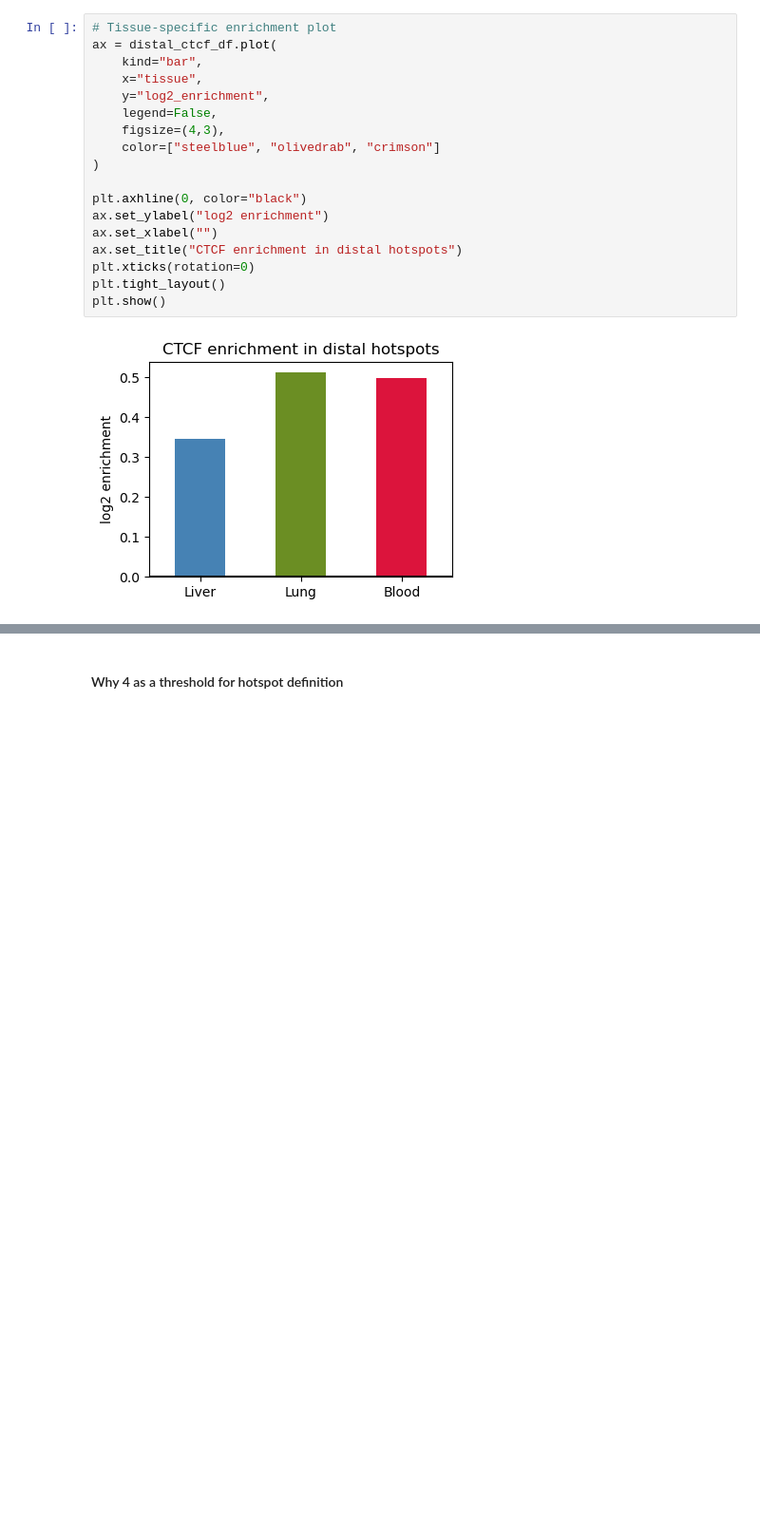
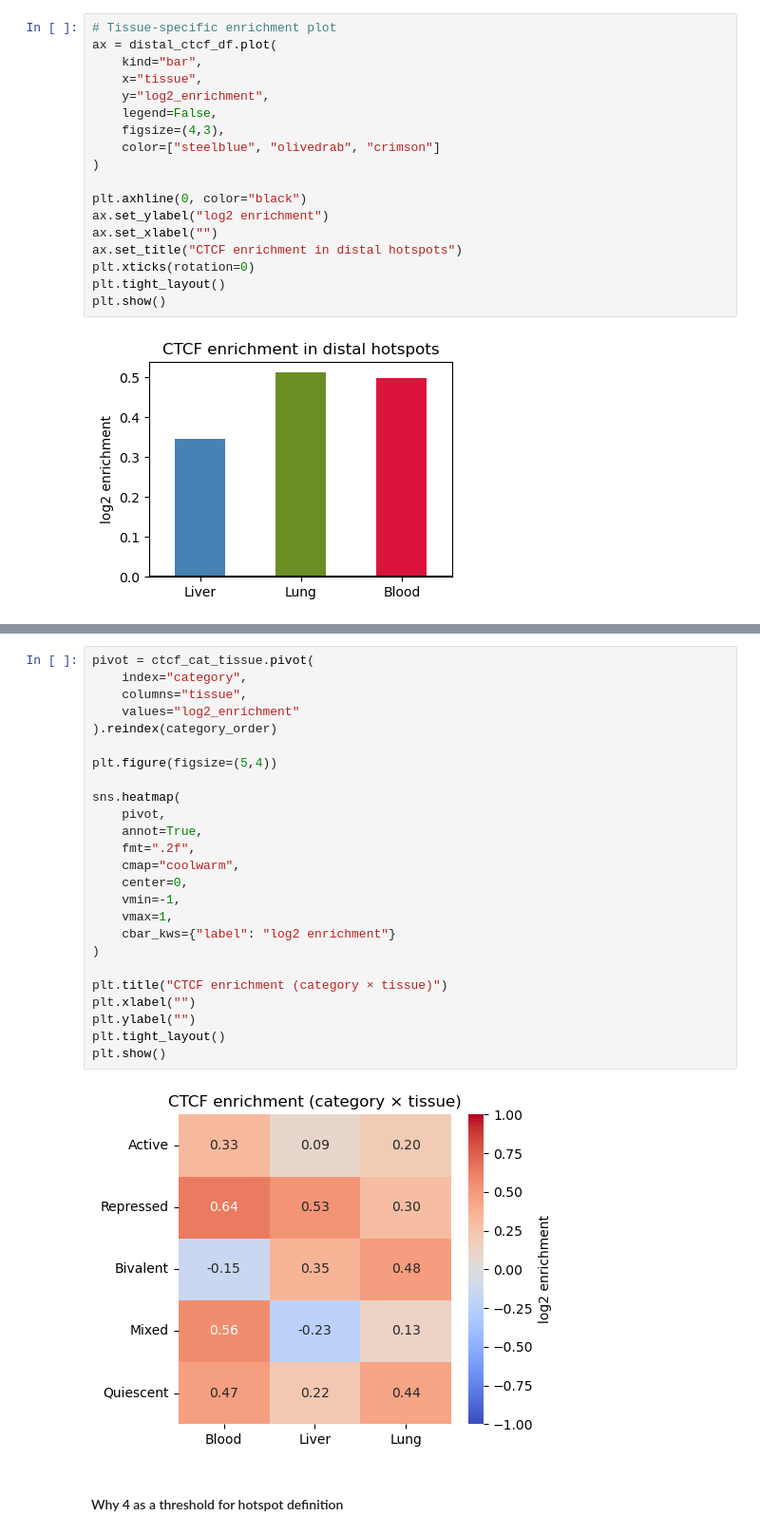
Before and after one commit to caocao0525/HERV, a Jupyter notebook: herv_all_hotspot_analysis.ipynb, the cells around one changed output, grey strips where cells are left out. Shown at 95% size. Drawn from its saved outputs; the diff is of its cells as text; blank space fills up the shorter version.

```diff
--- a/herv_all_hotspot_analysis.ipynb
+++ b/herv_all_hotspot_analysis.ipynb
@@ -1436,3 +1641,30 @@ plt.show()
+# %%
+pivot = ctcf_cat_tissue.pivot(
+    index="category",
+    columns="tissue",
+    values="log2_enrichment"
+).reindex(category_order)
+
+plt.figure(figsize=(5,4))
+
+sns.heatmap(
+    pivot,
+    annot=True,
+    fmt=".2f",
+    cmap="coolwarm",
+    center=0,
+    vmin=-1,
+    vmax=1,
+    cbar_kws={"label": "log2 enrichment"}
+)
+
+plt.title("CTCF enrichment (category × tissue)")
+plt.xlabel("")
+plt.ylabel("")
+plt.tight_layout()
+plt.show()
+# %% [output]
+[figure, added]
 # %% [markdown]
 #### Why 4 as a threshold for hotspot definition
 # %%
```
Also changed, not shown: parts of 7 cells of this notebook.
